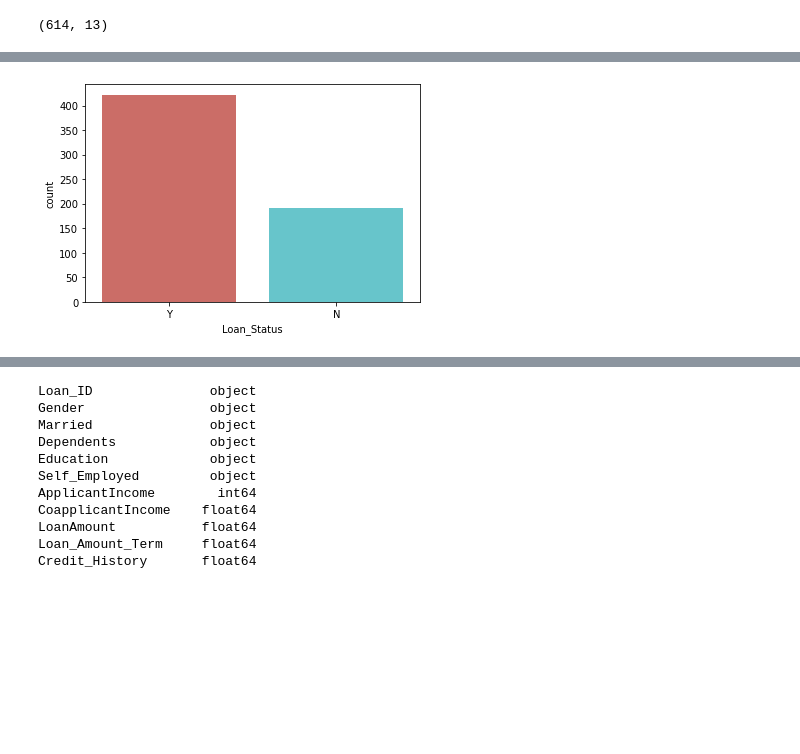
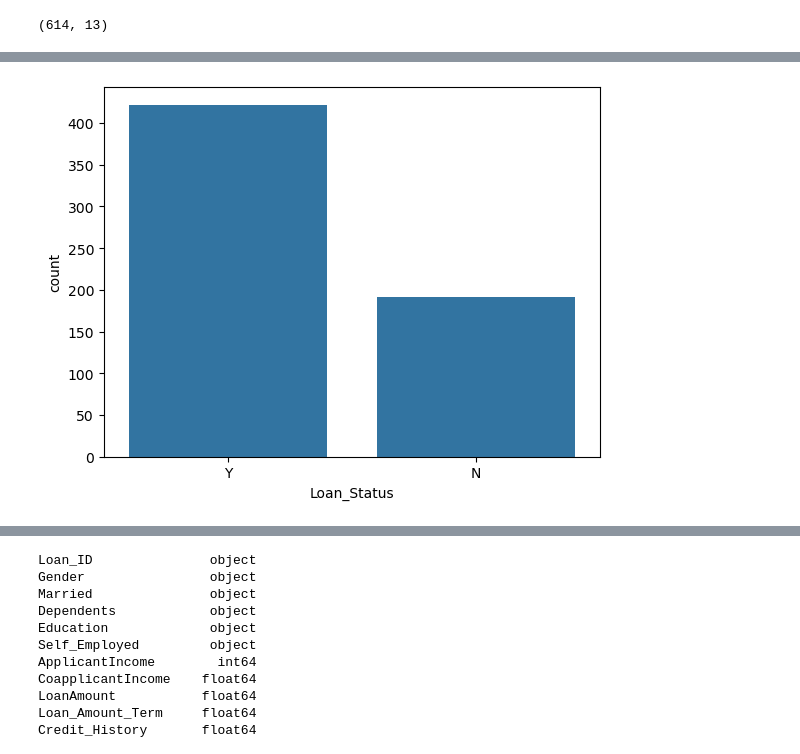
Before and after one commit to brandonkongwe/IS-Assignment, a Jupyter notebook: logreg.ipynb, the cells around one changed output, grey strips where cells are left out. Drawn from its saved outputs; the diff is of its cells as text; code cells hidden in the pictures; blank space fills up the shorter version.

```diff
--- a/logreg.ipynb
+++ b/logreg.ipynb
@@ -32,10 +32,10 @@ data.head()
 | 3 | LP001006 | Male | Yes | 0 | Not Graduate | No | 2583 | 2358.0 | ... |
 | 4 | LP001008 | Male | No | 0 | Graduate | No | 6000 | 0.0 | ... |
 # %%
-sns.countplot(x='Loan_Status', data=data, palette='hls')
+sns.countplot(x='Loan_Status', data=data)
 plt.show()
 # %% [output]
-[figure, old version]
+[figure, new version]
 # %%
 table=pd.crosstab(data.Education,data.Loan_Status)
 table.div(table.sum(1).astype(float), axis=0).plot(kind='bar', stacked=True)
```
Also changed, not shown: parts of 9 cells of this notebook, 16 other files.
